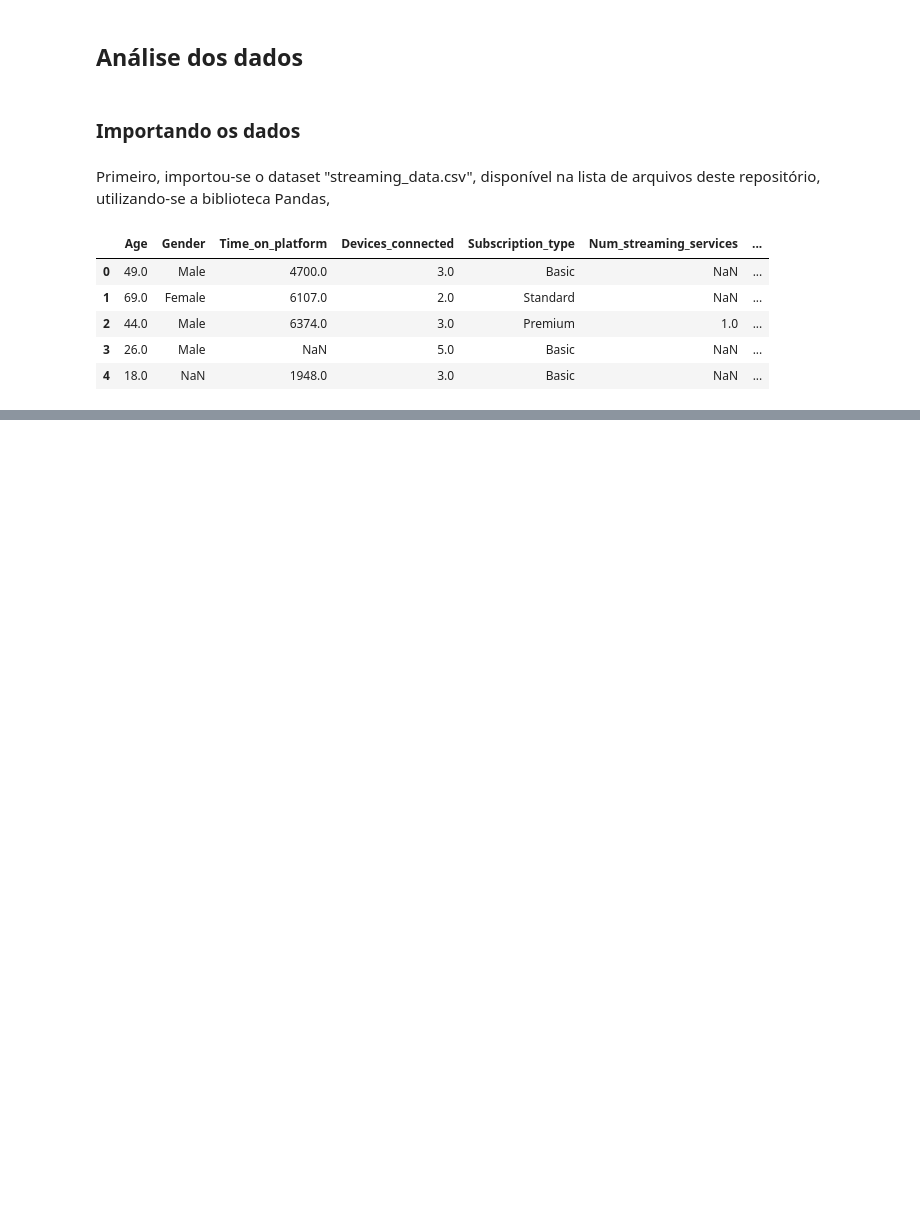
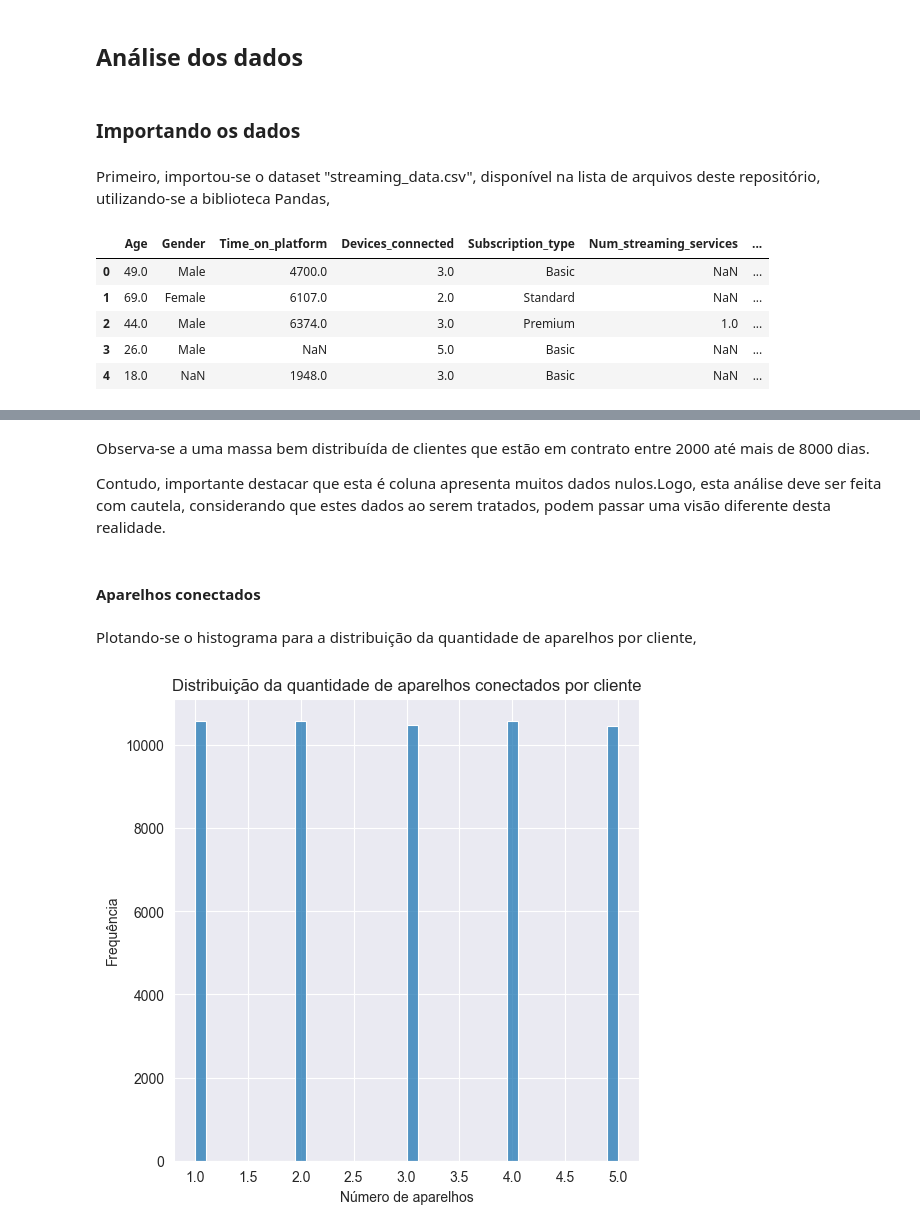
Before and after one commit to rfprates/modelo_classificacao_churn_streaming, a Jupyter notebook: case_classificacao_churn_streaming.ipynb, the cells around one changed output, grey strips where cells are left out. Cells and saved outputs as stored; diff of their text form; code cells hidden in the pictures; blank space fills up the shorter version.

```diff
--- a/case_classificacao_churn_streaming.ipynb
+++ b/case_classificacao_churn_streaming.ipynb
@@ -69,0 +148,19 @@ streaming.head()
+# %% [markdown]
+Observa-se a uma massa bem distribuída de clientes que estão em contrato entre 2000 até mais de 8000 dias.
+
+Contudo, importante destacar que esta é coluna apresenta muitos dados nulos.Logo, esta análise deve ser feita com cautela, considerando que estes dados ao serem tratados, podem passar uma visão diferente desta realidade.
+# %% [markdown]
+#### Aparelhos conectados
+# %% [markdown]
+Plotando-se o histograma para a distribuição da quantidade de aparelhos por cliente,
+# %%
+plt.figure(figsize = (6,6))
+sns.histplot(
+    data = streaming,
+    x = 'Devices_connected'
+)
+plt.title('Distribuição da quantidade de aparelhos conectados por cliente')
+plt.xlabel('Número de aparelhos')
+plt.ylabel('Frequência');
+# %% [output]
+[figure, added]
```
Also changed, not shown: parts of 30 cells of this notebook.
